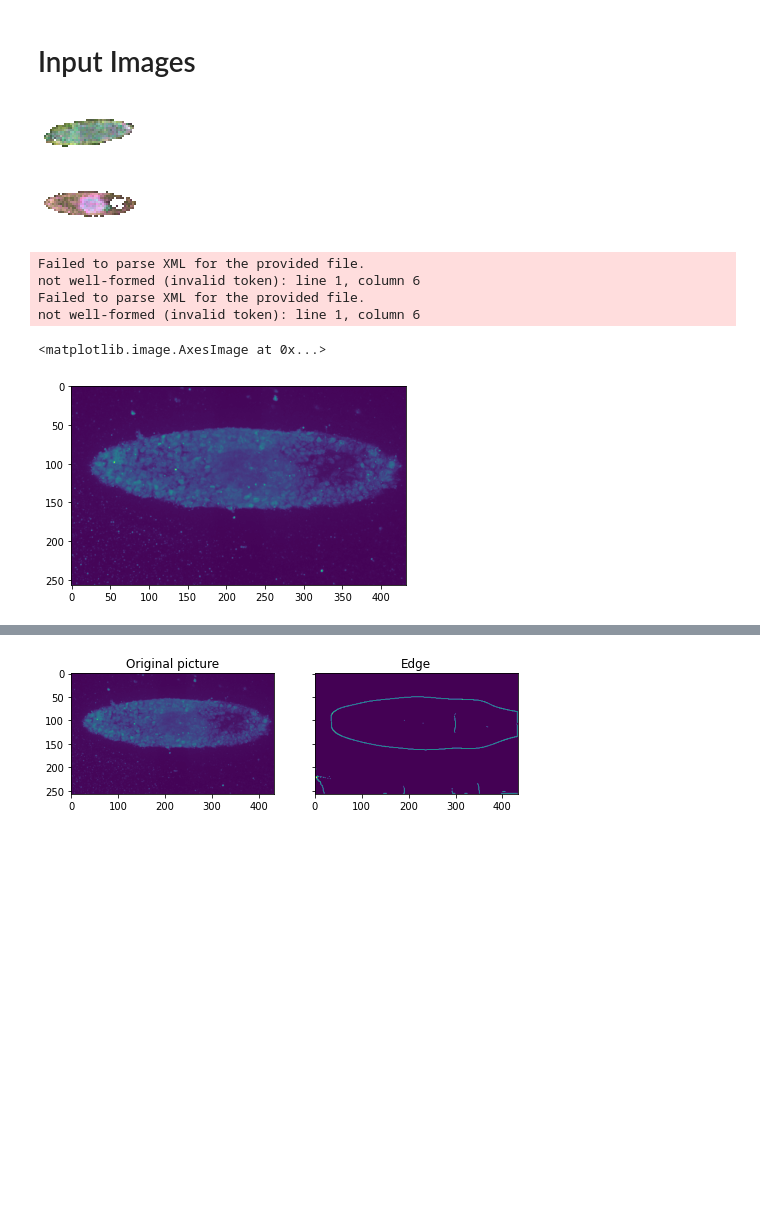
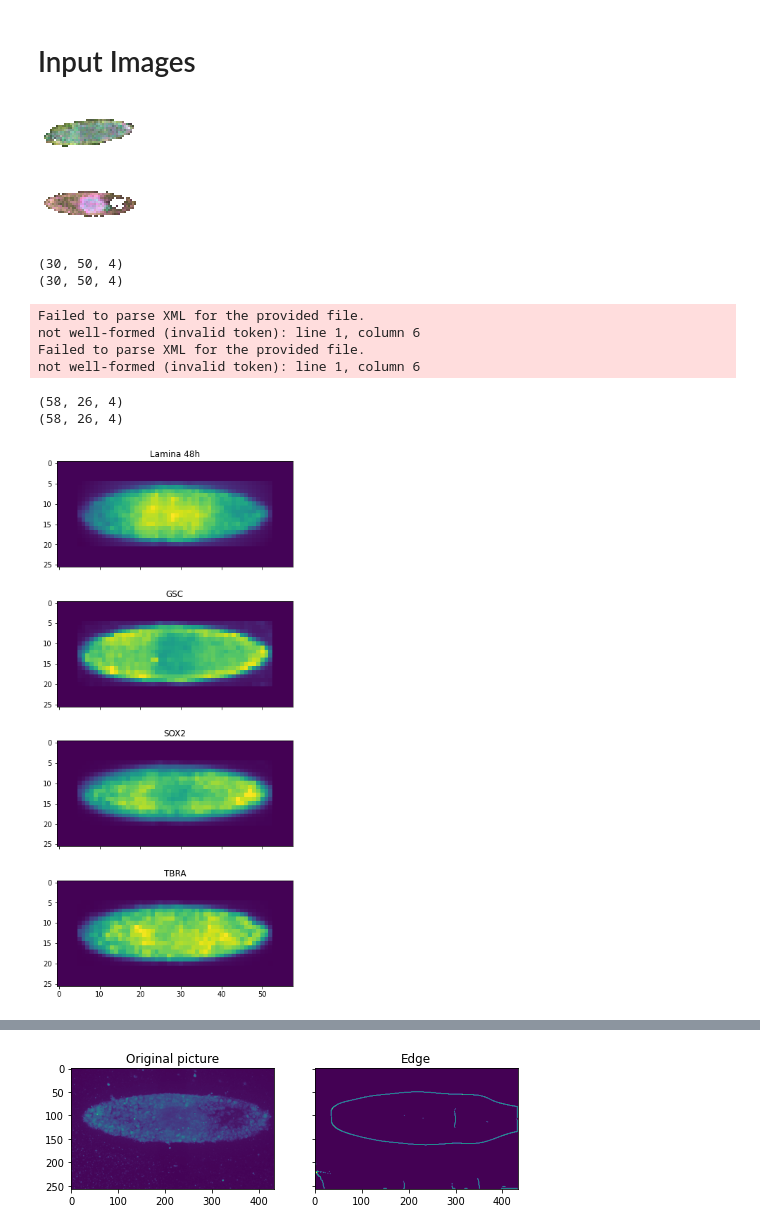
Before and after one commit to Schumacher-group/post--growing-ca, a Jupyter notebook: Growing_Neural_Cellular_Automata_2_0.ipynb, the cells around one changed output, grey strips where cells are left out. Drawn from its saved outputs; the diff is of its cells as text; code cells hidden in the pictures; blank space fills up the shorter version.

```diff
--- a/Growing_Neural_Cellular_Automata_2_0.ipynb
+++ b/Growing_Neural_Cellular_Automata_2_0.ipynb
@@ -394,5 +444,5 @@ _________________________________________________________________
 # %%
-#@title Choose Target Image { vertical-output: true}
+#@title Read RGB Image { vertical-output: true}
 
 # width of the target image (height constructed porportionally)
 desired_size = 50
@@ -405,38 +455,76 @@ url_cell_intermediate ='https://raw.githubusercontent.com/Schumacher-group/post-
   # b. after 60 hours
 url_cell_final = 'https://raw.githubusercontent.com/Schumacher-group/post--growing-ca/master/data/S2_60h_Col_1_scaled(RGB)_217x129.tif?raw=true'
 
-intermediate_img = load_image_real(url_cell_intermediate, desired_size)
-target_img = load_image_real(url_cell_final, desired_size)
+intermediate_old = load_image_real(url_cell_intermediate, desired_size)
+final_old = load_image_real(url_cell_final, desired_size)
 
 
 # 2) emoji as input
 # target_img = load_emoji(TARGET_EMOJI)
 
-imshow(zoom(to_rgb(intermediate_img), 2), fmt='png')
-imshow(zoom(to_rgb(target_img), 2), fmt='png')
+imshow(zoom(to_rgb(intermediate_old), 2), fmt='png')
+imshow(zoom(to_rgb(final_old), 2), fmt='png')
+
+print(intermediate_old.shape)
+print(final_old.shape)
 # %% [output]
 [figure]
 [figure]
+(30, 50, 4)
+(30, 50, 4)
 # %%
-#@title Read TIFF image
+#@title Read TIFF image { vertical-output: true}
 
 # Documentation: https://allencellmodeling.github.io/aicsimageio/aicsimageio.aics_image.AICSImage.html
 
-url_intermediate = 'https://github.com/Schumacher-group/post--growing-ca/blob/master/data/S2_48h_Col_1_scaled.tif?raw=true'
-url_final = 'https://raw.githubusercontent.com/Schumacher-group/post--growing-ca/master/data/S2_60h_Col_1_scaled.tif?raw=true'
-img_intermediate_prelim, image_intermediate_GSC, image_intermediate_lamina, image_intermediate_SOX2, image_intermediate_TBRA = load_image_tiff(url_intermediate)
-img_final_prelim, image_final_GSC, image_final_lamina, image_final_SOX2, image_final_TBRA = load_image_tiff(url_final)
+url_intermediate = 'https://github.com/Schumacher-group/post--growing-ca/blob/master/data/48_h_downsized-2.tif?raw=true'
+#'https://github.com/Schumacher-group/post--growing-ca/blob/master/data/S2_48h_Col_1_scaled.tif?raw=true'
+url_final = 'https://github.com/Schumacher-group/post--growing-ca/blob/master/data/60_h_downsized.tif?raw=true'
+# 'https://raw.githubusercontent.com/Schumacher-group/post--growing-ca/master/data/S2_60h_Col_1_scaled.tif?raw=true'
+
+img_intermediate_prelim, image_intermediate_GSC, image_intermediate_lamina, image_intermediate_SOX2, image_intermediate_TBRA = load_image_tiff(url_intermediate, ADD_FRAME)
+img_final_prelim, image_final_GSC, image_final_lamina, image_final_SOX2, image_final_TBRA = load_image_tiff(url_final, ADD_FRAME)
 
 # transpose necessary to bring into wanted formate
-img_intermediate = img_intermediate_prelim.T
-img_final = img_final_prelim.T
+intermediate_img = img_intermediate_prelim.T
+target_img = img_final_prelim.T
 
-#pl.imshow(image_intermediate_GSC[0])
-pl.imshow(image_final_GSC[0])
+print(intermediate_img.shape)
+print(target_img.shape)
 # %% [output]
 Failed to parse XML for the provided file.
 not well-formed (invalid token): line 1, column 6
 Failed to parse XML for the provided file.
 not well-formed (invalid token): line 1, column 6
-<matplotlib.image.AxesImage at 0x...>
+(58, 26, 4)
+(58, 26, 4)
-[figure, removed]
+# %%
+#@title Plot channels to intermediate image { vertical-output: true}
+from matplotlib import pyplot as plt
+
+# image_intermediate_lamina[0]
+# image_intermediate_GSC[0]
+# image_intermediate_SOX2[0]
+# image_intermediate_TBRA[0]
+# plot original image and edges
+fig2, (ax1, ax2, ax3, ax4) = pl.subplots(ncols=1, nrows=4, figsize=(6, 14),
+                                sharex=True, sharey=True)
+
+ax1.set_title('Lamina 48h')
+ax1.imshow(image_intermediate_lamina[0])
+
+ax2.set_title('GSC')
+ax2.imshow(image_intermediate_GSC[0])
+
+ax3.set_title('SOX2')
+ax3.imshow(image_intermediate_SOX2[0])
+
+ax4.set_title('TBRA')
+ax4.imshow(image_intermediate_TBRA[0])
+
+pl.show()
+
+fig2.savefig('48_h_compare_channels.eps', format='eps')
+plt.close(fig2)
+# %% [output]
+[figure, added]
```
Also changed, not shown: parts of 18 cells of this notebook.
